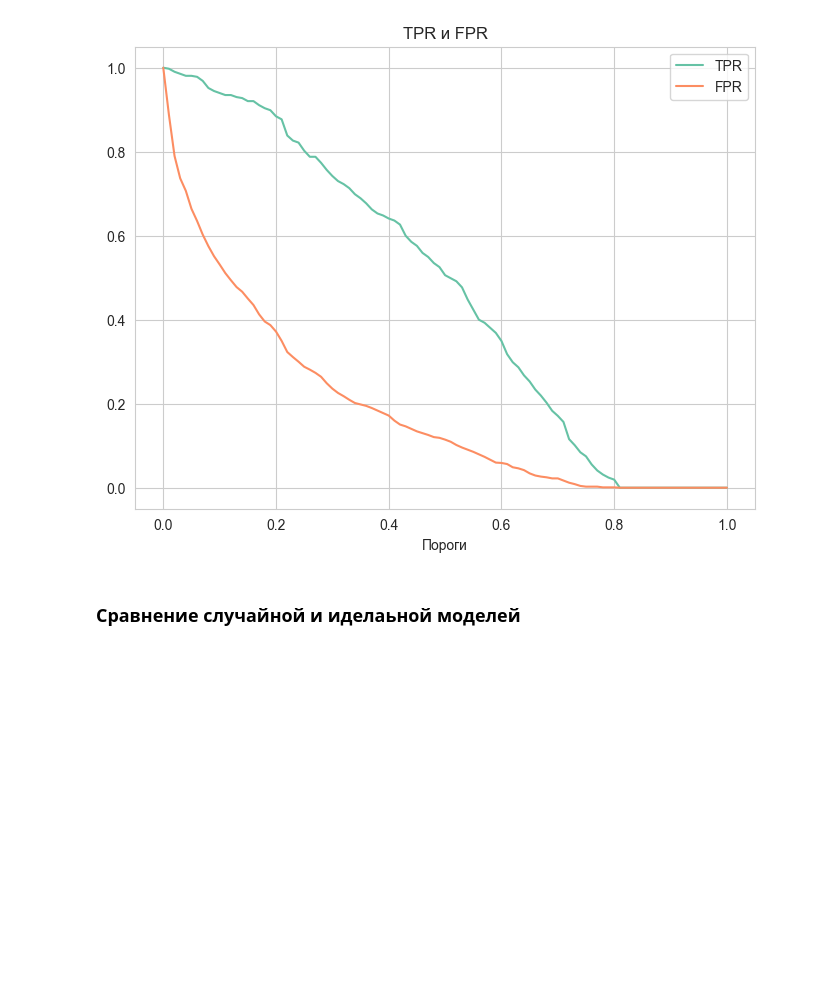
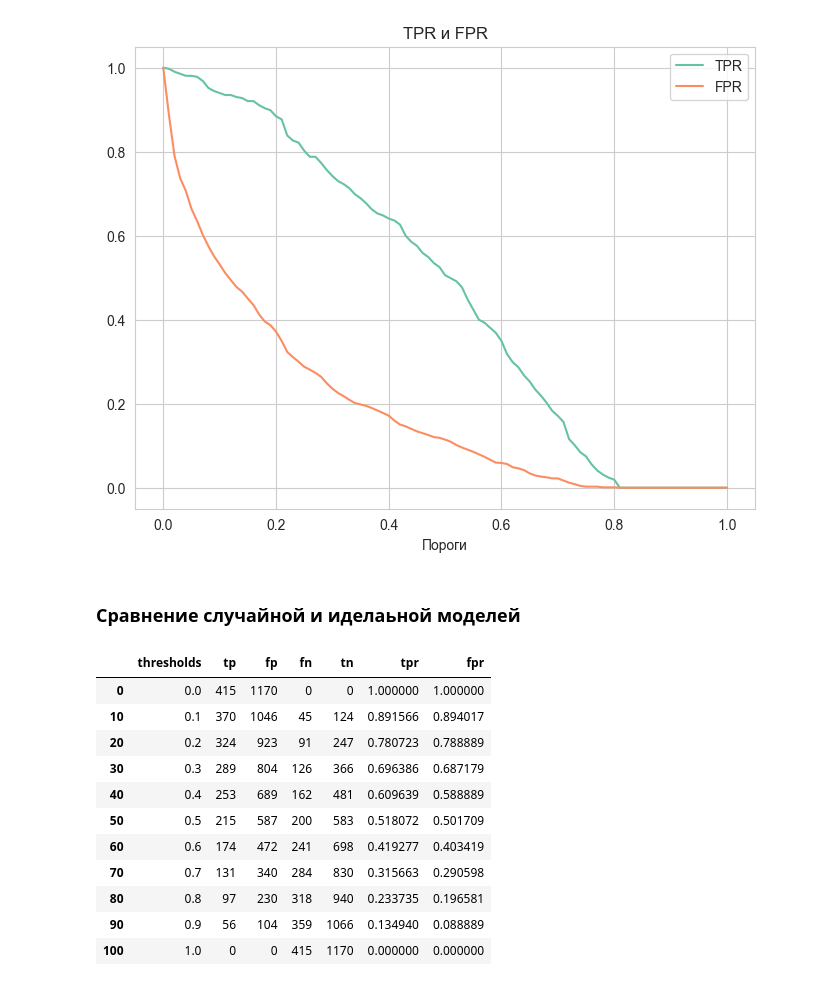
Before and after one commit to GridasovSasha/ML_classification_customer_churn, a Jupyter notebook: main.ipynb, the cells around one changed output. Drawn from its saved outputs; the diff is of its cells as text; code cells hidden in the pictures; blank space fills up the shorter version.

```diff
--- a/main.ipynb
+++ b/main.ipynb
@@ -711,0 +708,16 @@ plt.show()
+# %%
+df_rand = tpr_fpr_dataframe(y_val, y_rand)
+df_rand[::10]
+# %% [output]
+|  | thresholds | tp | fp | fn | tn | tpr | fpr |
+| 0 | 0.0 | 415 | 1170 | 0 | 0 | 1.000000 | 1.000000 |
+| 10 | 0.1 | 370 | 1046 | 45 | 124 | 0.891566 | 0.894017 |
+| 20 | 0.2 | 324 | 923 | 91 | 247 | 0.780723 | 0.788889 |
+| 30 | 0.3 | 289 | 804 | 126 | 366 | 0.696386 | 0.687179 |
+| 40 | 0.4 | 253 | 689 | 162 | 481 | 0.609639 | 0.588889 |
+| 50 | 0.5 | 215 | 587 | 200 | 583 | 0.518072 | 0.501709 |
+| 60 | 0.6 | 174 | 472 | 241 | 698 | 0.419277 | 0.403419 |
+| 70 | 0.7 | 131 | 340 | 284 | 830 | 0.315663 | 0.290598 |
+| 80 | 0.8 | 97 | 230 | 318 | 940 | 0.233735 | 0.196581 |
+| 90 | 0.9 | 56 | 104 | 359 | 1066 | 0.134940 | 0.088889 |
+| 100 | 1.0 | 0 | 0 | 415 | 1170 | 0.000000 | 0.000000 |
```
Also changed, not shown: parts of 8 cells of this notebook.
